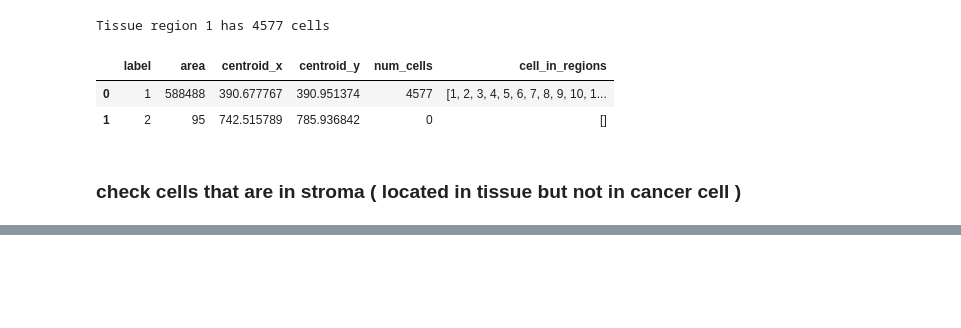
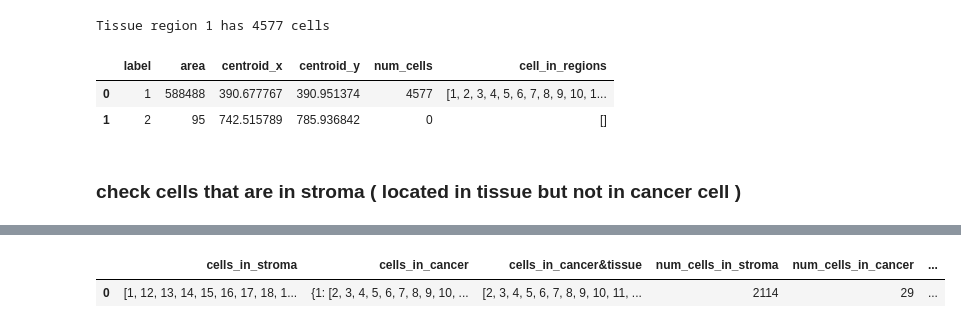
Before and after one commit to PattaWapee/IMCprocess, a Jupyter notebook: notebooks/mask_analysis/01Check_mask.ipynb, the cells around one changed output, grey strips where cells are left out. Drawn from its saved outputs; the diff is of its cells as text; code cells hidden in the pictures; blank space fills up the shorter version.

```diff
--- a/notebooks/mask_analysis/01Check_mask.ipynb
+++ b/notebooks/mask_analysis/01Check_mask.ipynb
@@ -169,0 +171,5 @@ cell_data = pd.DataFrame({'cells_in_stroma': [cell_in_stroma],
+# %%
+cell_data
+# %% [output]
+|  | cells_in_stroma | cells_in_cancer | cells_in_cancer&tissue | num_cells_in_stroma | num_cells_in_cancer | ... |
+| 0 | [1, 12, 13, 14, 15, 16, 17, 18, 1... | {1: [2, 3, 4, 5, 6, 7, 8, 9, 10, ... | [2, 3, 4, 5, 6, 7, 8, 9, 10, 11, ... | 2114 | 29 | ... |
```
Also changed, not shown: parts of 4 cells of this notebook, 4 other files.
